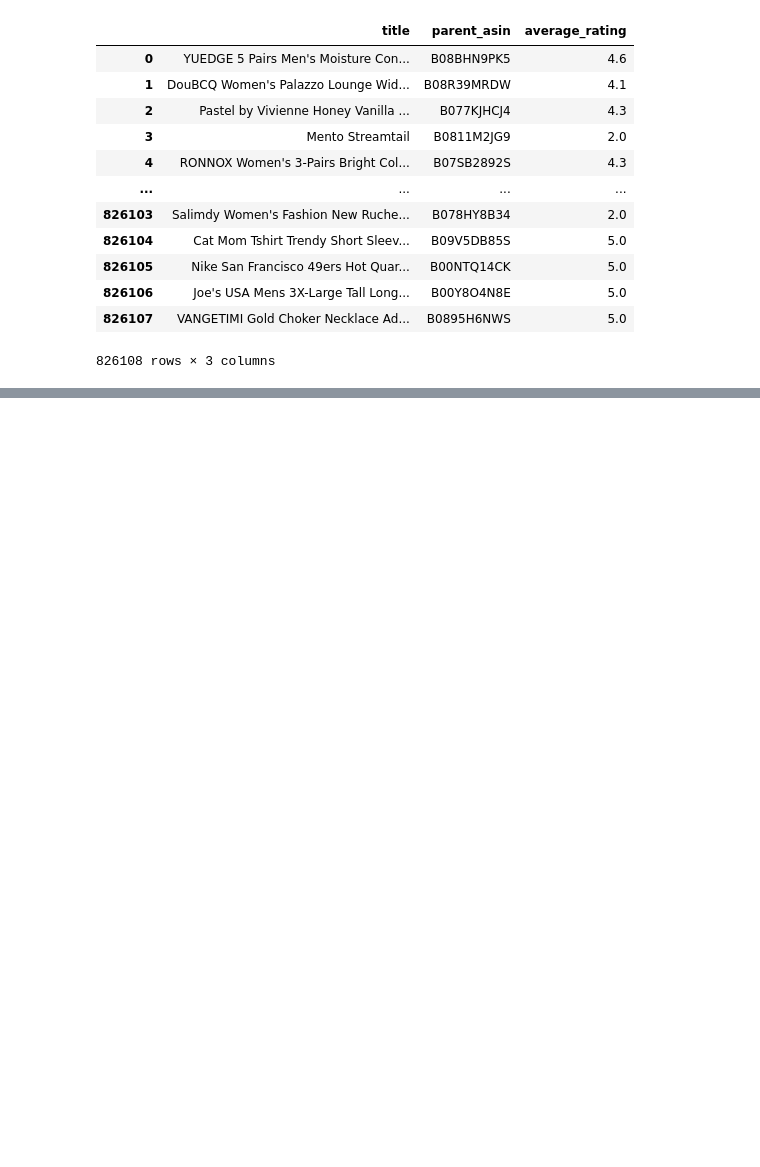
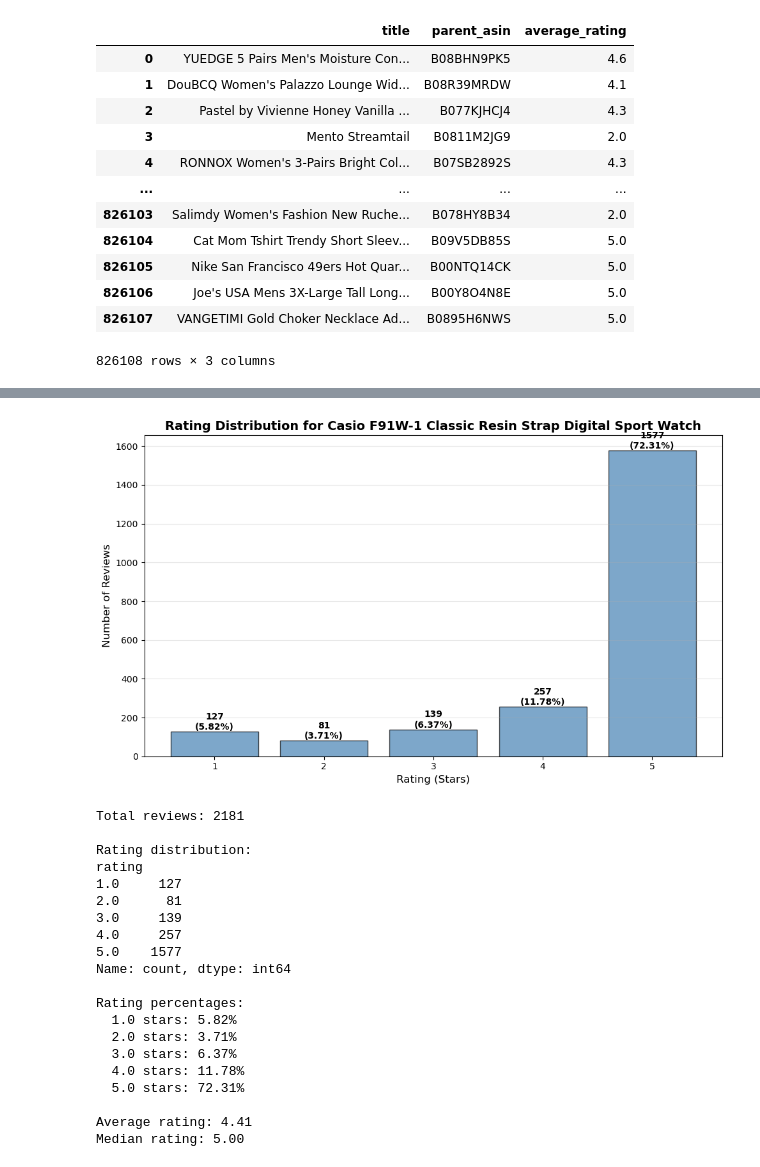
Before and after one commit to yxinzh/Reviews-to-Ratings, a Jupyter notebook: data.ipynb, the cells around one changed output, grey strips where cells are left out. Cells and saved outputs as stored; diff of their text form; code cells hidden in the pictures; blank space fills up the shorter version.

```diff
--- a/data.ipynb
+++ b/data.ipynb
@@ -91,0 +206,57 @@ merged_df
+# %%
+# Distribution of ratings for Casio F91W-1 Classic Resin Strap Digital Sport Watch
+casio_title = "Casio F91W-1 Classic Resin Strap Digital Sport Watch"
+casio_df = merged_df[merged_df['title'] == casio_title]
+
+# Count ratings
+rating_dist = casio_df['rating'].value_counts().sort_index()
+rating_percentages = (casio_df['rating'].value_counts(normalize=True).sort_index() * 100).round(2)
+
+# Create bar chart
+plt.figure(figsize=(10, 6))
+bars = plt.bar(rating_dist.index, rating_dist.values, color='steelblue', edgecolor='black', alpha=0.7)
+plt.xlabel('Rating (Stars)', fontsize=12)
+plt.ylabel('Number of Reviews', fontsize=12)
+plt.title(f'Rating Distribution for {casio_title}', fontsize=14, fontweight='bold')
+plt.xticks(rating_dist.index)
+plt.grid(axis='y', alpha=0.3)
+
+# Add value labels on bars
+for i, (rating, count) in enumerate(rating_dist.items()):
+    plt.text(rating, count, f'{count}\n({rating_percentages[rating]}%)',
+             ha='center', va='bottom', fontsize=10, fontweight='bold')
+
+plt.tight_layout()
+plt.show()
+
+# Print summary statistics
+print(f"Total reviews: {len(casio_df)}")
+print(f"\nRating distribution:")
+print(rating_dist)
+print(f"\nRating percentages:")
+for rating in sorted(rating_percentages.index):
+    print(f"  {rating} stars: {rating_percentages[rating]}%")
+print(f"\nAverage rating: {casio_df['rating'].mean():.2f}")
+print(f"Median rating: {casio_df['rating'].median():.2f}")
+# %% [output]
+[figure, added]
+Total reviews: 2181
+
+Rating distribution:
+rating
+1.0     127
+2.0      81
+3.0     139
+4.0     257
+5.0    1577
+Name: count, dtype: int64
+
+Rating percentages:
+  1.0 stars: 5.82%
+  2.0 stars: 3.71%
+  3.0 stars: 6.37%
+  4.0 stars: 11.78%
+  5.0 stars: 72.31%
+
+Average rating: 4.41
+Median rating: 5.00
```
Also changed, not shown: parts of 13 cells of this notebook.
